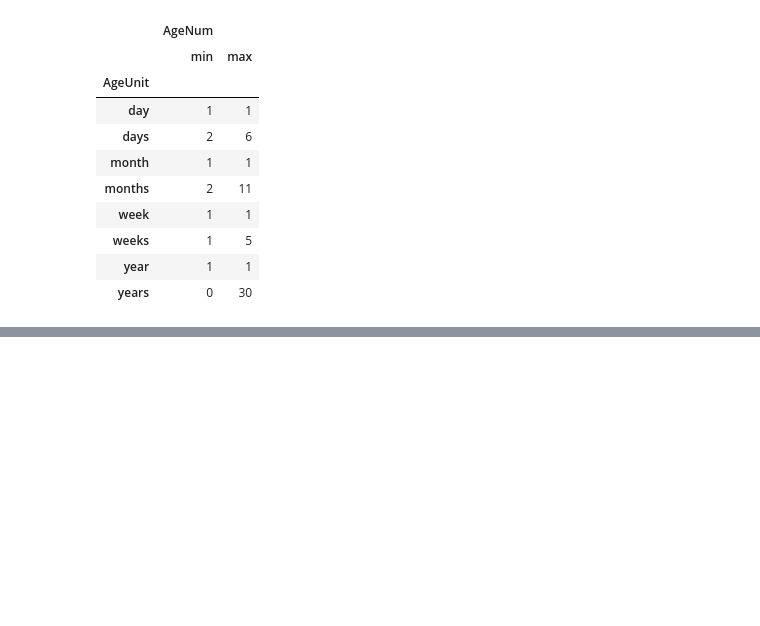
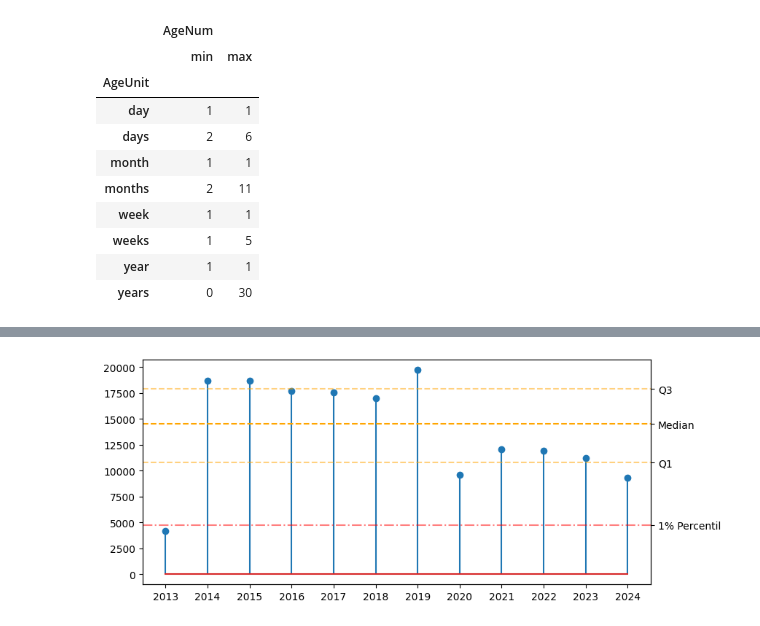
Before and after one commit to ZhigaMason/University, a Jupyter notebook: 01/assignment01.ipynb, the cells around one changed output, grey strips where cells are left out. Cells and saved outputs as stored; diff of their text form; code cells hidden in the pictures; blank space fills up the shorter version.

```diff
--- a/01/assignment01.ipynb
+++ b/01/assignment01.ipynb
@@ -544,0 +616,33 @@ outcome = preprocess(outcomes_raw, dataset='Outcome')
+# %%
+year = dt.dt.year
+
+vc = year.value_counts()
+
+q1 = vc.quantile(0.25)
+q2 = vc.median()
+q3 = vc.quantile(0.75)
+p1 = vc.quantile(0.01)
+
+lower_bound = q1 - 1.5 * iqr
+
+fig, ax = plt.subplots(figsize=(9, 4))
+ax.stem(vc.index, vc)
+ax.set_xticks(
+    range(year.min(), year.max() + 1),
+    range(year.min(), year.max() + 1)
+)
+ax.axhline(q2, linestyle='--', color='orange')
+ax.axhline(q1, linestyle='--', color='orange', alpha=0.5)
+ax.axhline(q3, linestyle='--', color='orange', alpha=0.5)
+ax.axhline(p1, linestyle='-.', color='red', alpha=0.5)
+
+# yticks on the right side is stolen from here https://stackoverflow.com/questions/67538091/how-to-plot-yticks-on-right-side-and-keep-the-classic-left-side
+y2 = ax.twinx()
+y2.set_ylim(ax.get_ylim())
+y2.set_yticks(
+    [q1, q2, q3, p1],
+    ['Q1', 'Median', 'Q3', '1% Percentil']
+)
+plt.show()
+# %% [output]
+[figure, added]
```
Also changed, not shown: parts of 12 cells of this notebook.
